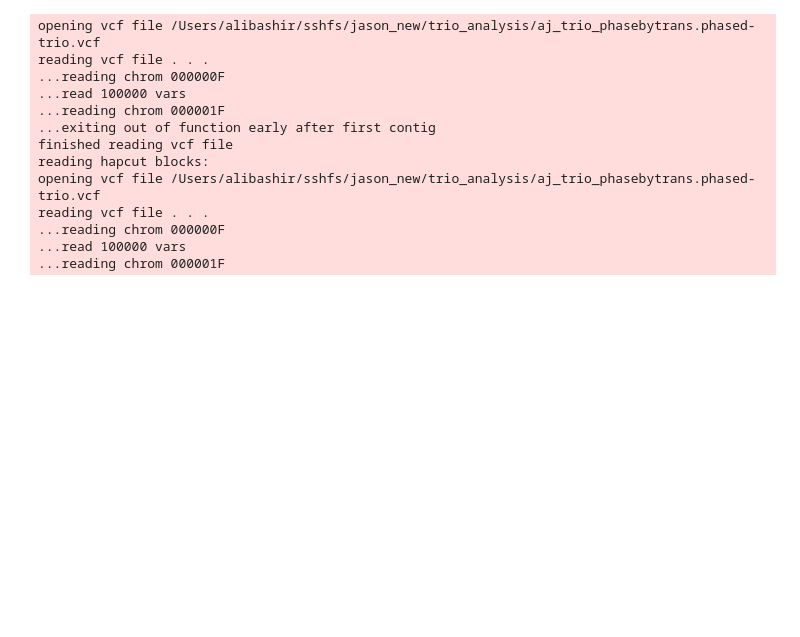
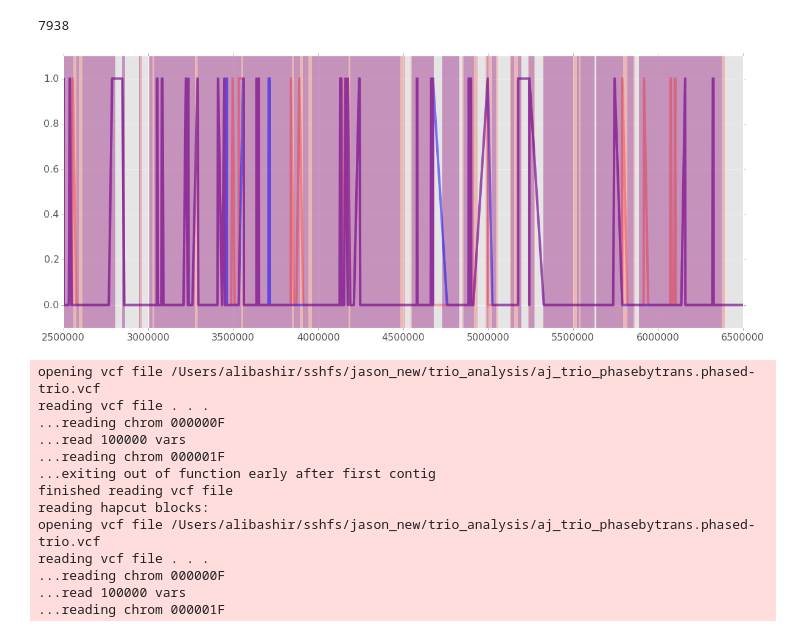
Before and after one commit to ryananeff/bashir-ipy, a Jupyter notebook: ipython/checkVCF.ipynb, the cells around one changed output. Drawn from its saved outputs; the diff is of its cells as text; code cells hidden in the pictures; blank space fills up the shorter version.

```diff
--- a/ipython/checkVCF.ipynb
+++ b/ipython/checkVCF.ipynb
@@ -190,0 +220,7 @@ reading hapcut blocks:
+# %%
+#snpChromDict, snpChromDictUnphased = getVCF(vcf_fn)
+#_,_,_,_,_, switch_list_s, switchpos_list_s, bs_s = \
+#phaseLocalRegions (snpChromDict, snpChromDictUnphased, hapcut_fn4)
+#snpChromDict, snpChromDictUnphased = getVCF(vcf_fn)
+_,_,_,_,_, switch_list, switchpos_list, bs = \
+phaseLocalRegions (snpChromDict, snpChromDictUnphased, hapcut_fn5)
@@ -190,0 +244,18 @@ reading hapcut blocks:
+# %%
+count = 0
+switchcount = 0
+ibd_sizes = []
+for s,e in bs:
+    linked = [block for block in bs_s if block[0] >= s and block[1] <= e]
+    if len(linked) > 1:
+        #print count, s,e, linked
+        for ix in range(0,len(linked)-1):
+            count += 1
+            ss = linked[ix][1]
+            ee = linked[ix+1][0]
+            print "000000F", ss, ee
+            ibd_sizes.append([ee-ss, linked[ix], linked[ix+1]])
+            #if len([i for i in switchpos_list if i >= ss and i < ee]) !=0:
+            #    switchcount += 1
+#print count, switchcount
+ibd_sizes
@@ -191,3 +336,28 @@ reading hapcut blocks:
+# %%
+len(switch_list_s)
+# %% [output]
+7938
+# %%
+pd.set_option('display.width', 500)
+pd.set_option('display.max_columns', 100)
+plt.style.use('ggplot')
+rcParams['figure.figsize'] = (20, 8)
+rcParams['figure.dpi'] = 150
+rcParams['font.size'] = 16
+rcParams['font.family'] = 'Bitstream Vera Sans'
+fig, ax = plt.subplots()
+
+for s,e in bs_s:
+    ax.axvspan(s,e,ymin=0, ymax=2500000, alpha=0.2, color='b')
+for s,e in bs:
+    ax.axvspan(s,e,ymin=0, ymax=2500000, alpha=0.2, color='r')
+ax.plot(switchpos_list_s, switch_list_s, color='b', alpha=0.5, lw=4)
+ax.plot(switchpos_list, switch_list, color='r', alpha=0.3, lw=4) #methyl
+ax.set_xlim([2500000,6500000])
+ax.set_ylim([-0.1,1.1])
+plt.show()
+# %% [output]
+[figure, added]
 # %%
 phaseLocalRegions (vcf_fn, hapcut_fn1)
 phaseLocalRegions (vcf_fn, hapcut_fn2)
```
Also changed, not shown: parts of 12 cells of this notebook, 15 other files.
